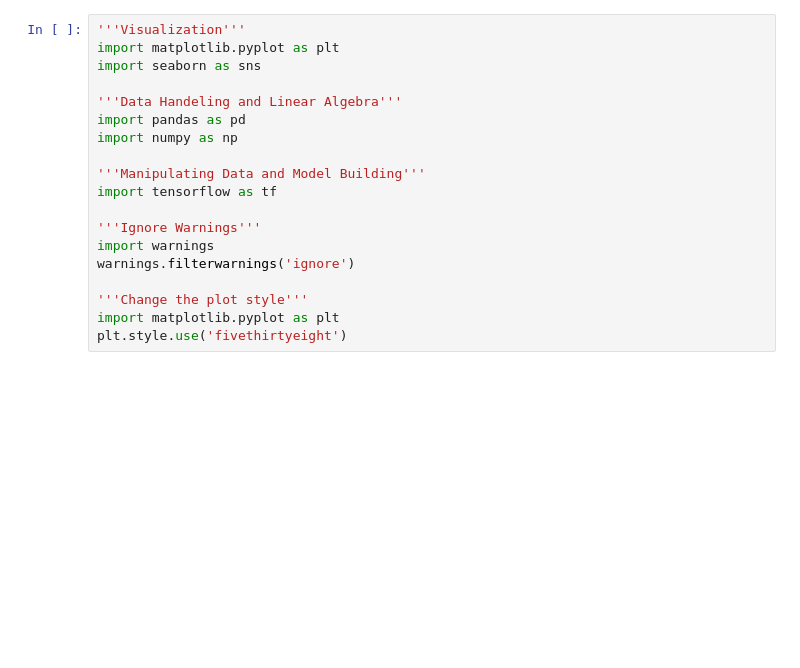
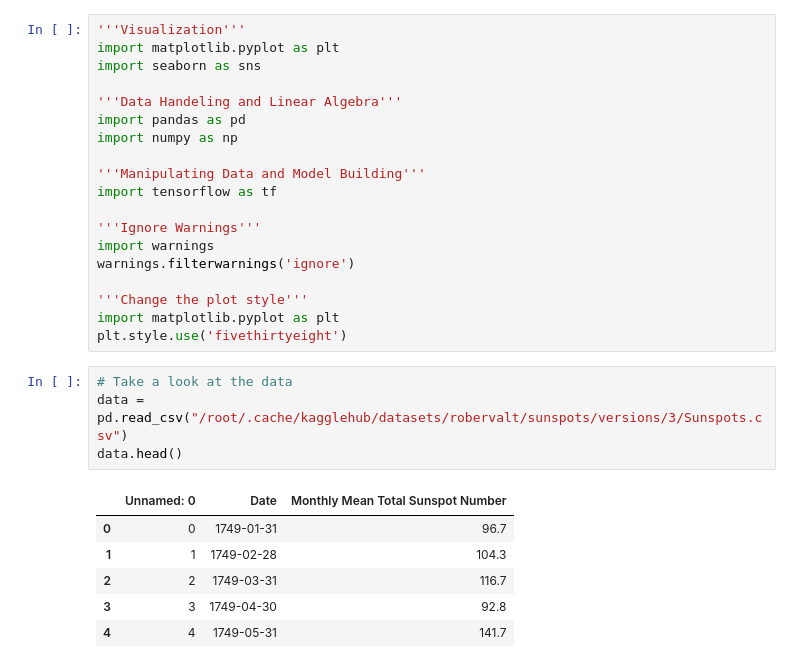
Before and after one commit to mahursh/Sunspot-Prediction, a Jupyter notebook: Sunspot-Prediction.ipynb, the cells around one changed output. Drawn from its saved outputs; the diff is of its cells as text; blank space fills up the shorter version.

```diff
--- a/Sunspot-Prediction.ipynb
+++ b/Sunspot-Prediction.ipynb
@@ -62,3 +62,14 @@ warnings.filterwarnings('ignore')
 '''Change the plot style'''
 import matplotlib.pyplot as plt
 plt.style.use('fivethirtyeight')
+# %%
+# Take a look at the data
+data = pd.read_csv("/root/.cache/kagglehub/datasets/robervalt/sunspots/versions/3/Sunspots.csv")
+data.head()
+# %% [output]
+|  | Unnamed: 0 | Date | Monthly Mean Total Sunspot Number |
+| 0 | 0 | 1749-01-31 | 96.7 |
+| 1 | 1 | 1749-02-28 | 104.3 |
+| 2 | 2 | 1749-03-31 | 116.7 |
+| 3 | 3 | 1749-04-30 | 92.8 |
+| 4 | 4 | 1749-05-31 | 141.7 |
```
Also changed, not shown: parts of 1 cell of this notebook.
